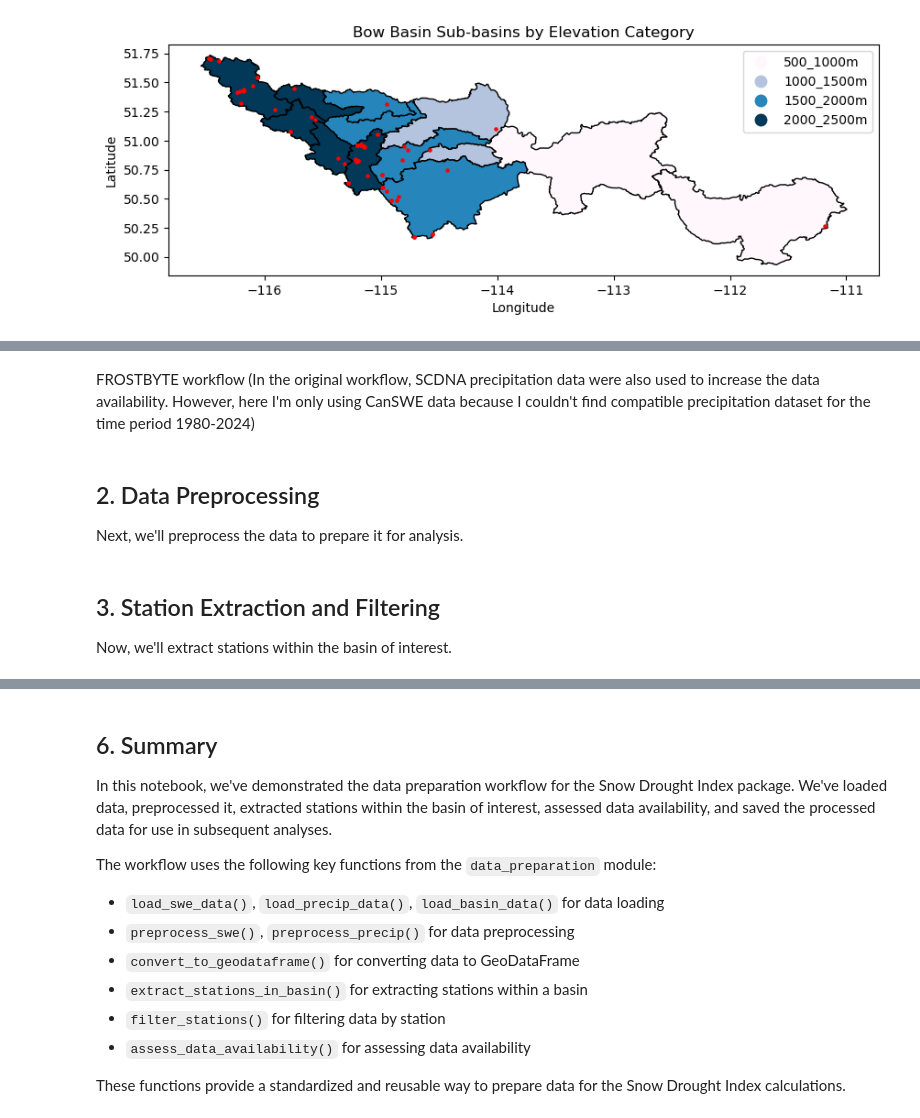
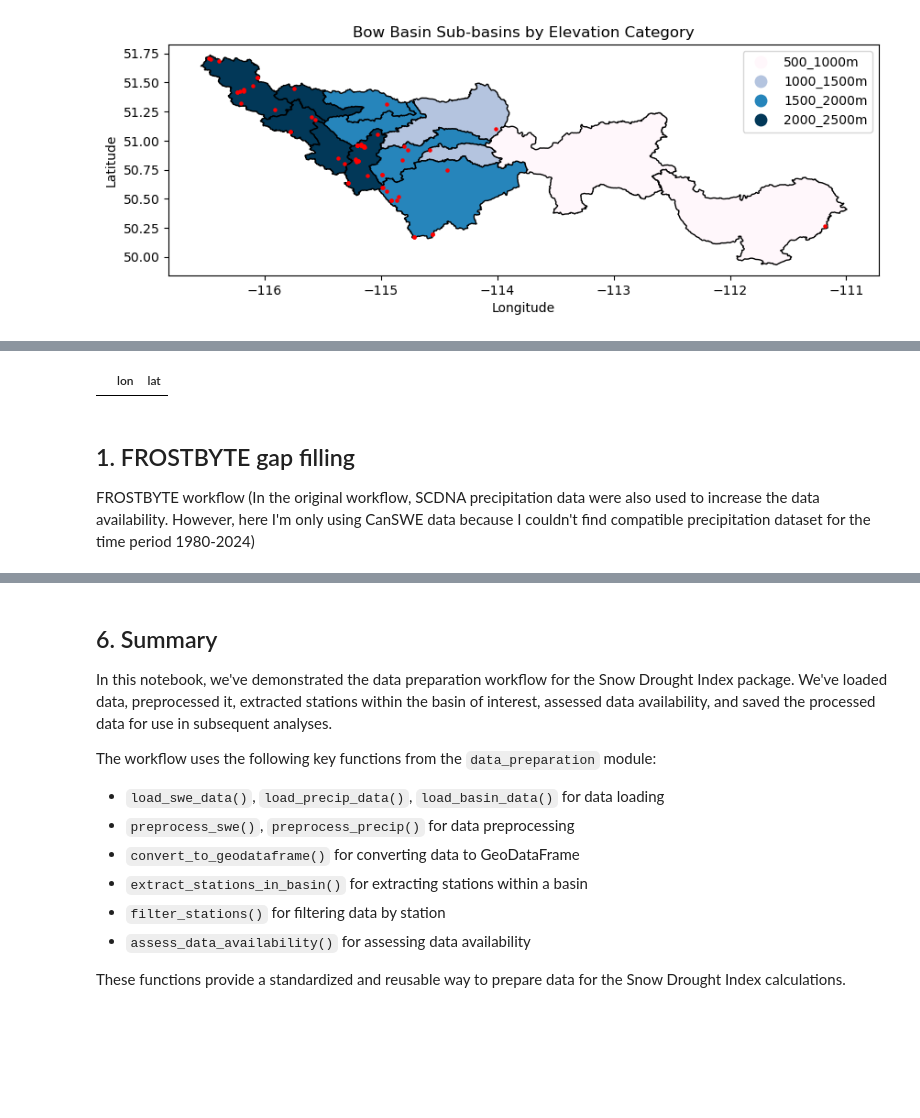
Before and after one commit to hasithajayamaha/snowdroughtindex-main, a Jupyter notebook: notebooks/workflows/0_data_preparation_workflow.ipynb, the cells around one changed output, grey strips where cells are left out. Saved outputs shown, nothing was run; the diff lists cells and outputs as text; code cells hidden in the pictures; blank space fills up the shorter version.

```diff
--- a/notebooks/workflows/0_data_preparation_workflow.ipynb
+++ b/notebooks/workflows/0_data_preparation_workflow.ipynb
@@ -86,4 +175,26 @@ plt.show()
+# %%
+# Extract grid points (lon_flat, lat_flat) that fall within the Bow basin shapefile
+
+# Create a boolean mask for points within the basin
+points_within_basin = points[mask]
+
+# Extract the corresponding longitude and latitude values
+lon_within_basin = lon_flat[mask.values]
+lat_within_basin = lat_flat[mask.values]
+
+# Create a DataFrame of selected points
+selected_points_df = pd.DataFrame({
+    'lon': lon_within_basin,
+    'lat': lat_within_basin
+})
+
+# Display the DataFrame of points within the Bow basin
+selected_points_df.head()
+# %% [output]
+|  | lon | lat |
 # %% [markdown]
+## 1. FROSTBYTE gap filling
+
 FROSTBYTE workflow  (In the original workflow, SCDNA precipitation data were also used to increase the data availability. However, here I'm only using CanSWE data because I couldn't find compatible precipitation dataset for the time period 1980-2024)
 # %%
 # Set user-specified variables
@@ -100,7 +211,3 @@ artificial_gap_perc_default = 100 # the percentage of observations to remove dur
 iterations_default = 1 # the number of times we repeat the artificial gap filling
 artificial_gap_filling_flag = 0 # indicates whether artificial gap filling is performed (1) or not (0)
 artificial_gap_filling_basins = ['all'] # a list of the basin(s) to run the gap filling for. To include all basins simply write 'all'
-# %% [markdown]
-## 2. Data Preprocessing
-
-Next, we'll preprocess the data to prepare it for analysis.
@@ -116,4 +213,0 @@ swe_gdf = data_preparation.convert_to_geodataframe(swe_processed)
-# %% [markdown]
-## 3. Station Extraction and Filtering
-
-Now, we'll extract stations within the basin of interest.
```
Also changed, not shown: parts of 18 cells of this notebook, 1 other file.
